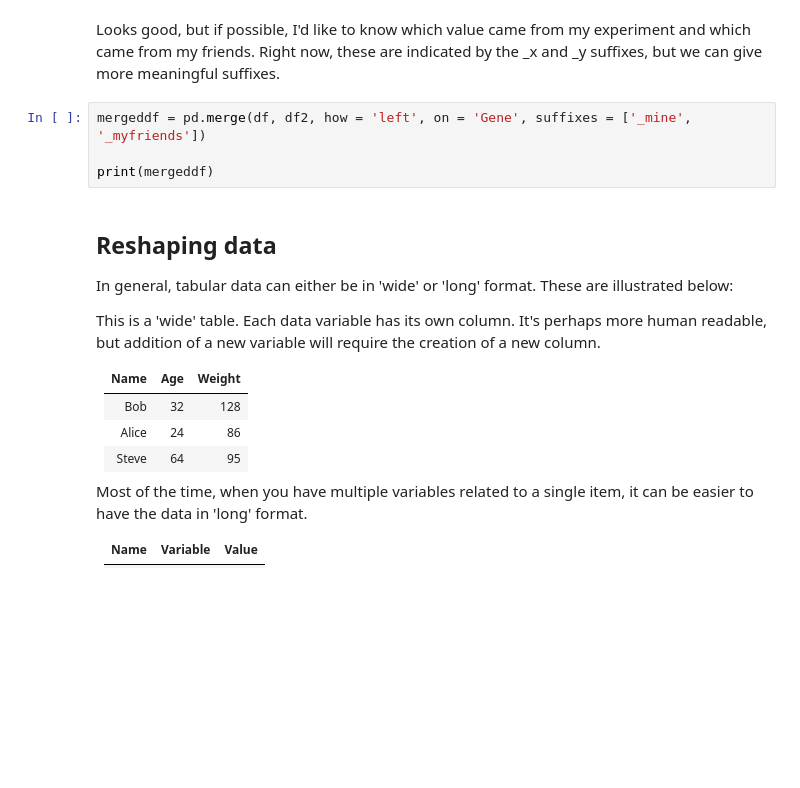
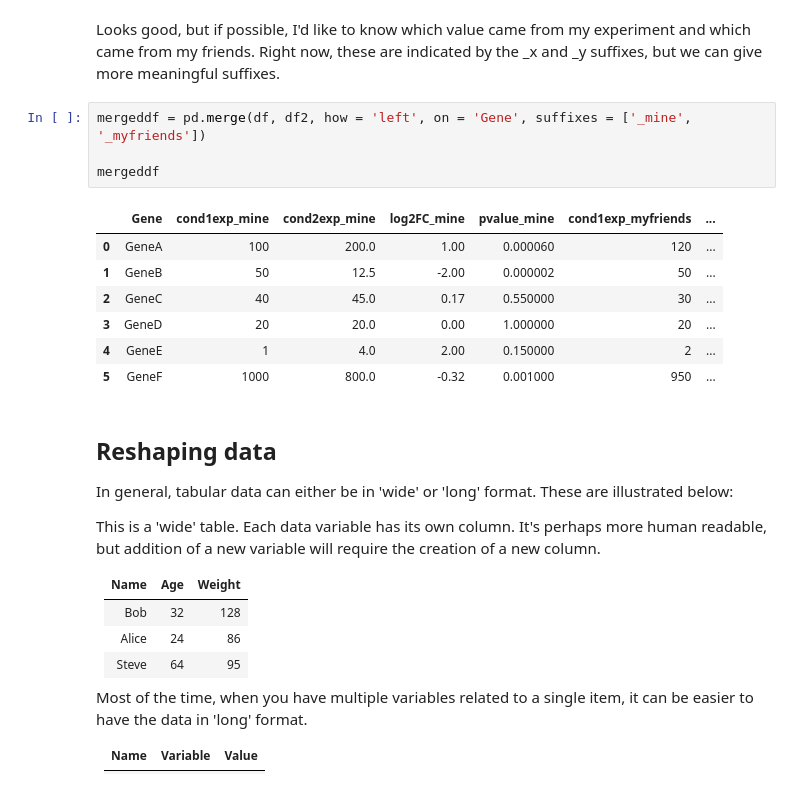
Before and after one commit to srinivasramachandran/Anschutz_python, a Jupyter notebook: Module_6_PandasII.ipynb, the cells around one changed output. Saved outputs shown, nothing was run; the diff lists cells and outputs as text; blank space fills up the shorter version.

```diff
--- a/Module_6_PandasII.ipynb
+++ b/Module_6_PandasII.ipynb
@@ -210,7 +328,15 @@ Looks good, but if possible, I'd like to know which value came from my experimen
 # %%
 mergeddf = pd.merge(df, df2, how = 'left', on = 'Gene', suffixes = ['_mine', '_myfriends'])
 
-print(mergeddf)
+mergeddf
+# %% [output]
+|  | Gene | cond1exp_mine | cond2exp_mine | log2FC_mine | pvalue_mine | cond1exp_myfriends | ... |
+| 0 | GeneA | 100 | 200.0 | 1.00 | 0.000060 | 120 | ... |
+| 1 | GeneB | 50 | 12.5 | -2.00 | 0.000002 | 50 | ... |
+| 2 | GeneC | 40 | 45.0 | 0.17 | 0.550000 | 30 | ... |
+| 3 | GeneD | 20 | 20.0 | 0.00 | 1.000000 | 20 | ... |
+| 4 | GeneE | 1 | 4.0 | 2.00 | 0.150000 | 2 | ... |
+| 5 | GeneF | 1000 | 800.0 | -0.32 | 0.001000 | 950 | ... |
 # %% [markdown]
 ## Reshaping data
 
```
Also changed, not shown: parts of 14 cells of this notebook.
